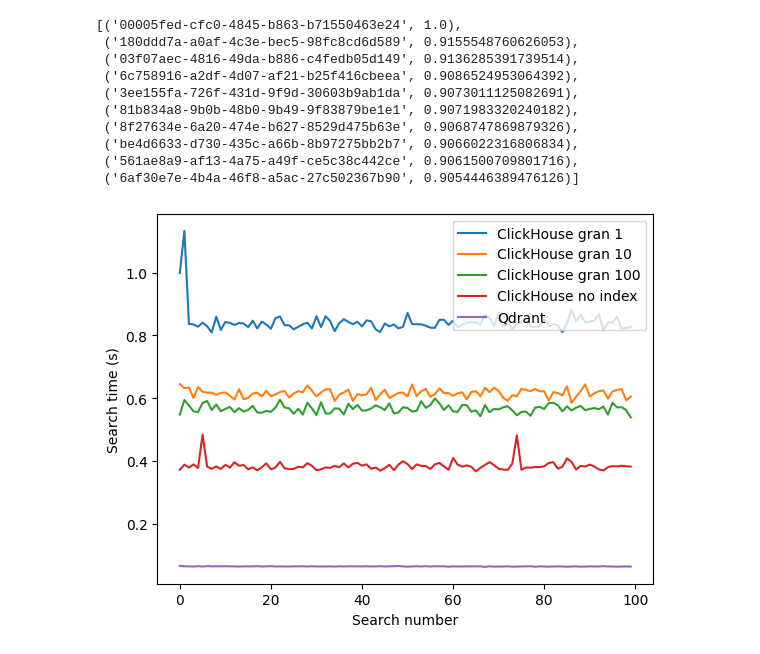
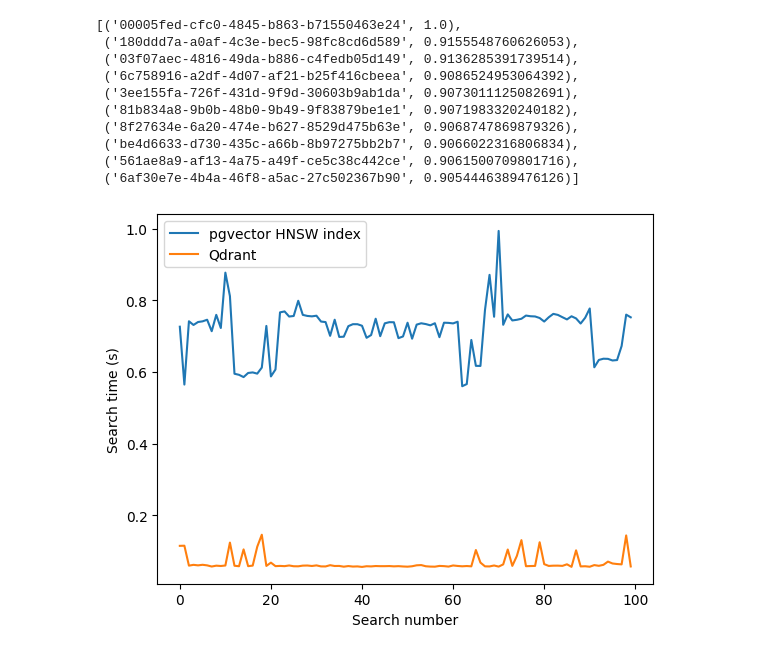
Before and after one commit to devflowinc/clickhouse-vs-qdrant-comparison, a Jupyter notebook: qdrant-to-pgvector.ipynb, the cells around one changed output. Saved outputs shown, nothing was run; the diff lists cells and outputs as text; code cells hidden in the pictures.

Commit message:
content: finished testing pgvector

```diff
--- a/qdrant-to-pgvector.ipynb
+++ b/qdrant-to-pgvector.ipynb
@@ -213,54 +213,42 @@ import numpy as np
 import timeit
 
 qdrant_search_times = []
-ch_qdrant_point_ids_search_times = []
-ch_benchmark_search_times = {}
-for ch_table in ch_tables:
-    ch_benchmark_search_times[ch_table] = []
+pgvector_search_times = []
 
 
 for i in range(100):
     query_vector = np.random.rand(1536).astype(np.float32).tolist()
 
-    for ch_table in ch_tables:
-        ch_mid_cosine_similarity_query = f"""
-        SELECT
-            point_id,
-            cosineDistance(embedding_vector, {query_vector}) AS score
-        FROM qdrant_benchmark_{ch_table}
-        ORDER BY score ASC
-        LIMIT 10
-        """
-
-        ch_benchmark_search_times[ch_table].append(timeit.timeit(lambda: clickhouse_client.query(ch_mid_cosine_similarity_query), number=1))
-
     ch_qdrant_point_id_query = f"""
     SELECT
         point_id,
-        cosineDistance(embedding_vector, {query_vector}) AS score
-    FROM qdrant_point_ids
-    ORDER BY score ASC
-    LIMIT 10
+        1 - (embedding <=> '{query_vector}') AS cosine_similarity
+    FROM qdrant_vectors
+    ORDER BY cosine_similarity DESC
+    LIMIT 10;
     """
-    ch_qdrant_point_ids_search_times.append(timeit.timeit(lambda: clickhouse_client.query(ch_qdrant_point_id_query), number=1))
+
+    def query_pg():
+        cursor.execute(pg_cosine_similarity_query)
+        cursor.fetchall()
+        connection.commit()
+
+    pgvector_search_times.append(timeit.timeit(lambda: query_pg(), number=1))
 
     qdrant_search_times.append(timeit.timeit(lambda: qdrant_client.search(collection_name="debate_cards", query_vector=query_vector, limit=10, search_params={"exact": True}), number=1))
 # %%
 # plot the results
 
 import matplotlib.pyplot as plt
 
-for ch_table in ch_tables:
-    plt.plot(ch_benchmark_search_times[ch_table], label=f"ClickHouse gran {ch_table}")
-
-plt.plot(ch_qdrant_point_ids_search_times, label="ClickHouse no index")
+plt.plot(pgvector_search_times, label="pgvector HNSW index")
 plt.plot(qdrant_search_times, label="Qdrant")
 
 plt.xlabel("Search number")
 plt.ylabel("Search time (s)")
 plt.legend()
 plt.show()
 # %% [output]
-[figure, old version]
+[figure, new version]
 # %%
 # Get avg, max, min search time for ClickHouse
```
Also changed, not shown: parts of 4 cells of this notebook.
